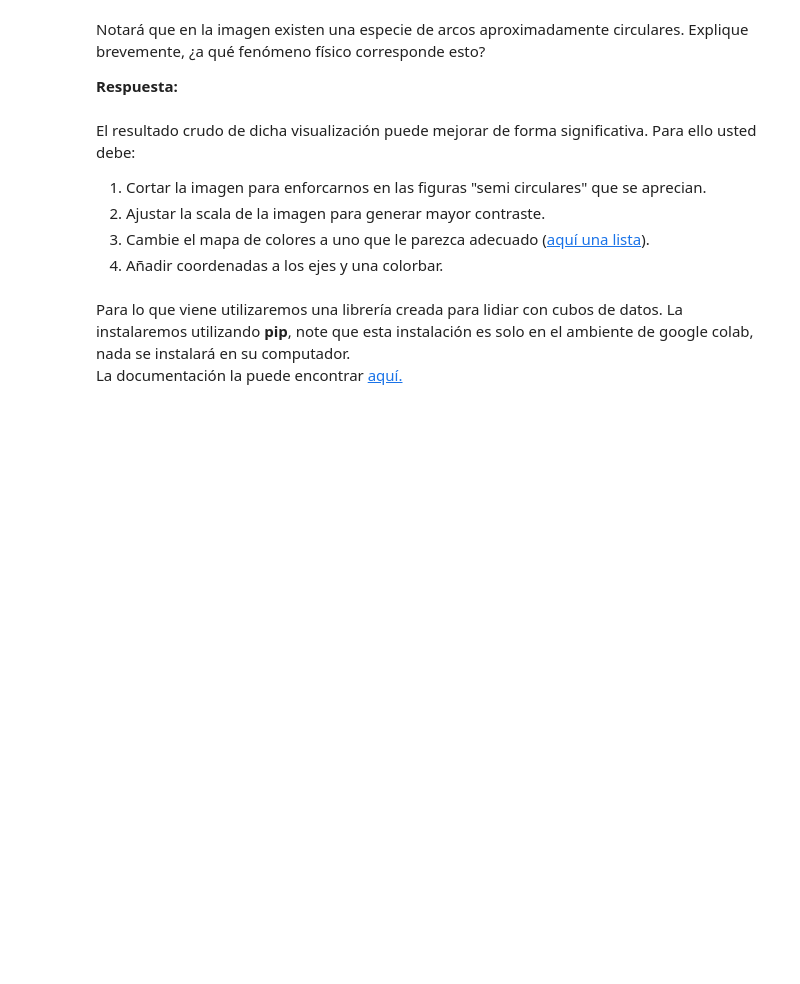
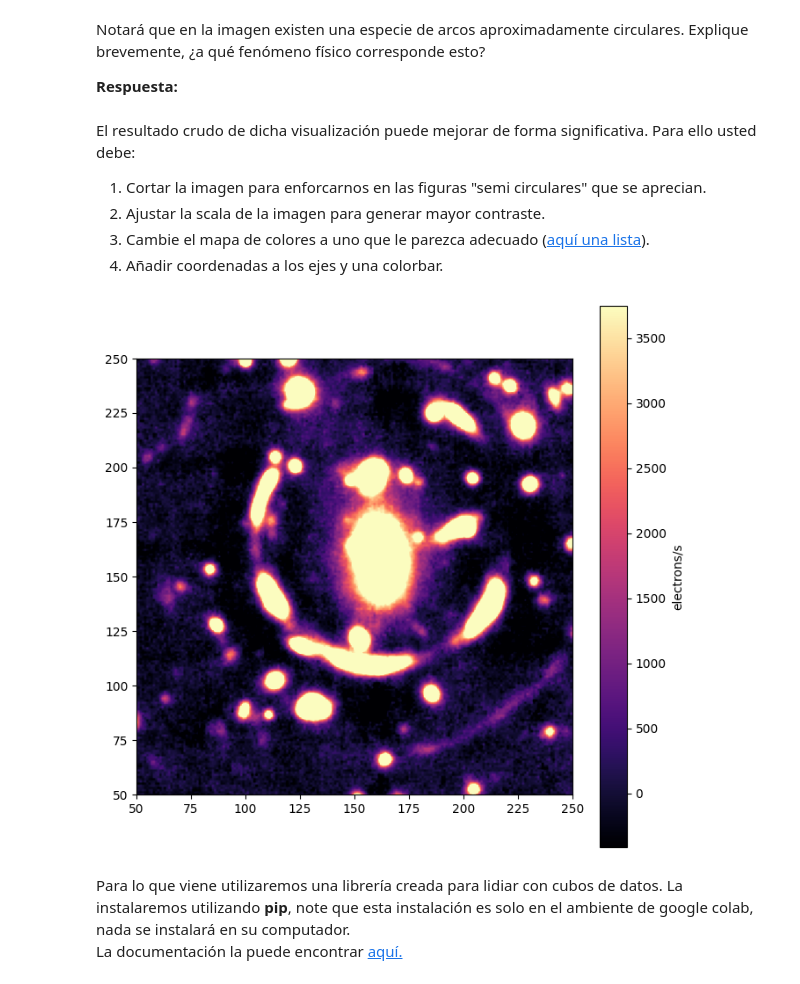
Before and after one commit to carlos-riquelme-c/Tarea-4, a Jupyter notebook: Tarea4.ipynb, the cells around one changed output. Cells and saved outputs as stored; diff of their text form; code cells hidden in the pictures; blank space fills up the shorter version.

```diff
--- a/Tarea4.ipynb
+++ b/Tarea4.ipynb
@@ -140,12 +145,25 @@ Para ello usted debe:
 # %%
 # Solución
 from astropy.wcs import WCS
 # Utilice el siguiente wcs para añadir las coordenadas a su visualización.
 wcs = WCS(cubo[1].header)
 wcs = wcs[0,:,:]
 
 # Haga su gráfico a continuación:
-plt.im
+value = 5
+percentiles = np.nanpercentile(white_light_image.flatten(), [value, 100-value ])
+plt.figure(figsize=(8,8))                  # la hacemos un poco más grande
+
+plt.imshow(white_light_image, cmap='magma')
+plt.clim(percentiles[0], percentiles[1])   # utilizamos los nuevos límites
+plt.colorbar(label='electrons/s')          # Añadimos una colorbar
+
+plt.xlim(50,250) # Recorte en el eje x
+plt.ylim(50,250) # Recorte en el eje y
+
+plt.show()
+# %% [output]
+[figure, added]
 # %% [markdown]
 Para lo que viene utilizaremos una librería creada para lidiar con cubos de datos.
 La instalaremos utilizando **pip**, note que esta instalación es solo en el ambiente de google colab, nada se instalará en su computador.
```
Also changed, not shown: parts of 3 cells of this notebook.
